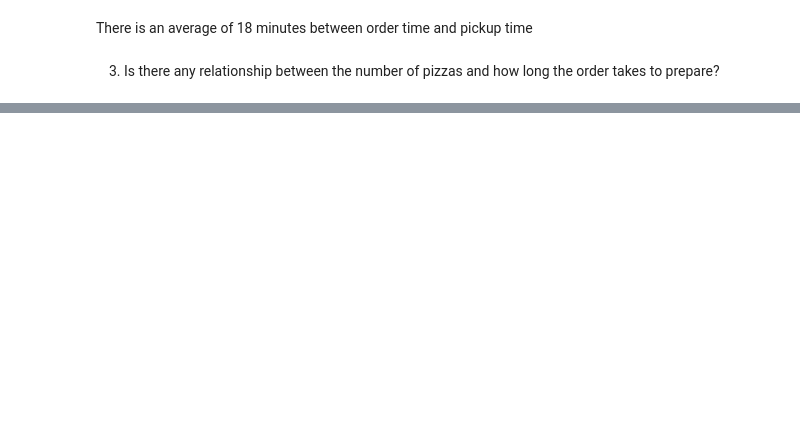
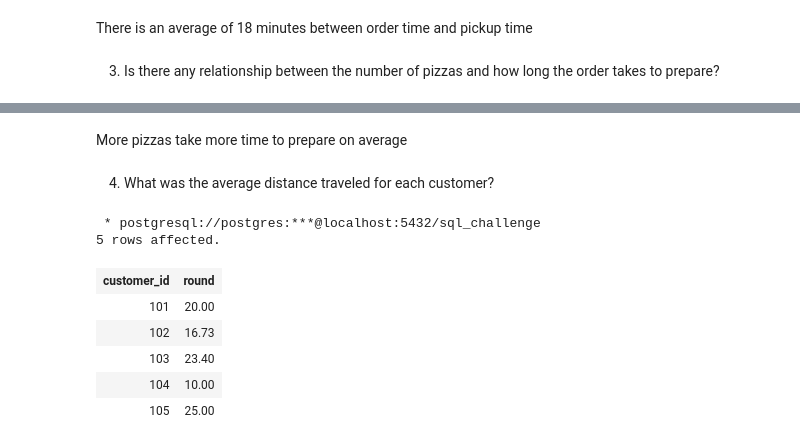
Before and after one commit to joshuaati/8_weeks_sql_challenge, a Jupyter notebook: week 2/01.ipynb, the cells around one changed output, grey strips where cells are left out. Saved outputs shown, nothing was run; the diff lists cells and outputs as text; code cells hidden in the pictures; blank space fills up the shorter version.

```diff
--- a/week 2/01.ipynb
+++ b/week 2/01.ipynb
@@ -367,0 +368,22 @@ GROUP BY 1
+# %% [markdown]
+More pizzas take more time to prepare on average
+# %% [markdown]
+4. What was the average distance traveled for each customer?
+# %%
+%%sql
+SELECT co.customer_id, ROUND(AVG(ro.distance)::numeric, 2)
+FROM clean_customer_orders AS co
+    JOIN clean_runner_orders AS ro
+    ON co.order_id = ro.order_id
+WHERE ro.pickup_time IS NOT NULL
+GROUP BY 1
+ORDER BY 1;
+# %% [output]
+ * postgresql://postgres:***@localhost:5432/sql_challenge
+5 rows affected.
+| customer_id | round |
+| 101 | 20.00 |
+| 102 | 16.73 |
+| 103 | 23.40 |
+| 104 | 10.00 |
+| 105 | 25.00 |
```
Also changed, not shown: parts of 29 cells of this notebook.
